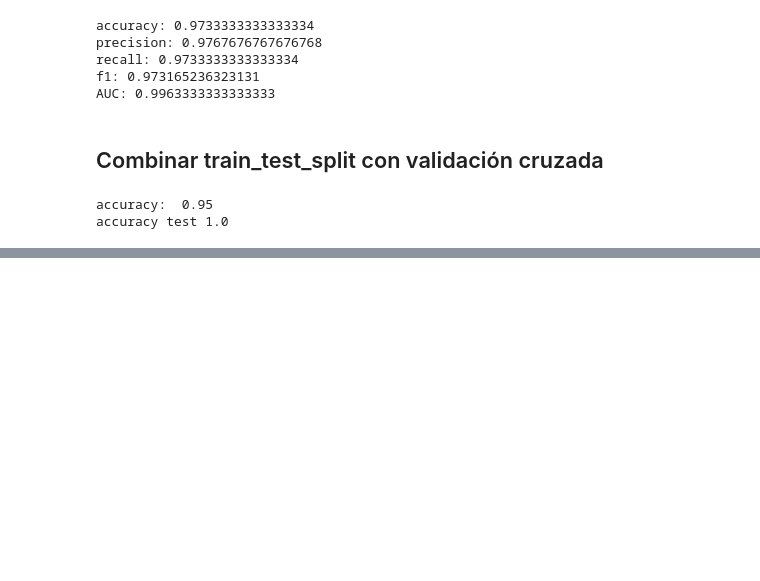
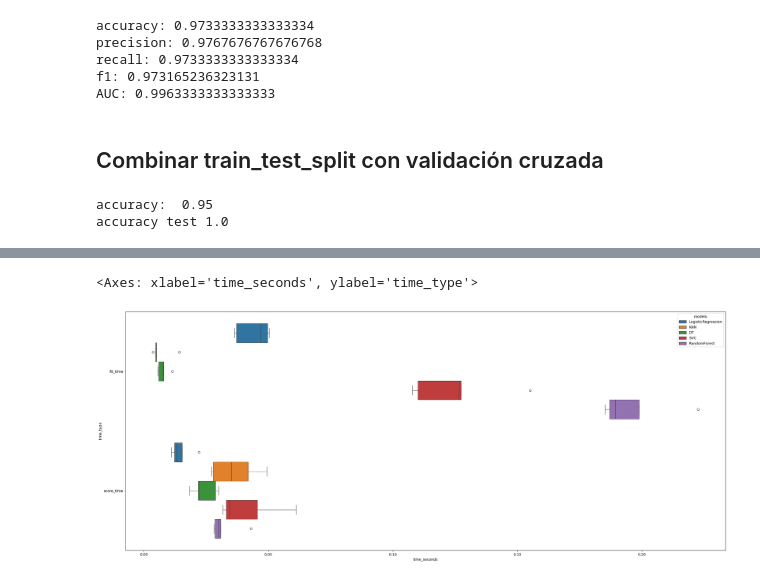
Before and after one commit to ceciorosco/Cecilia-Repositorio, a Jupyter notebook: Modulo 5/validacion.ipynb, the cells around one changed output, grey strips where cells are left out. Saved outputs shown, nothing was run; the diff lists cells and outputs as text; code cells hidden in the pictures; blank space fills up the shorter version.

```diff
--- a/Modulo 5/validacion.ipynb
+++ b/Modulo 5/validacion.ipynb
@@ -178,0 +236,8 @@ accuracy test 1.0
+# %%
+#dividir en dos dataframes, uno para times y otro para scores
+df_resultados_times = df_resultados[['modelo', 'fit_time', 'score_time']]
+df_resultados_scores = df_resultados.drop(['fit_time', 'score_time'], axis=1)
+# %%
+#Restructurar el dataframe para meter las columnas como filas
+
+df_times = df_resultados_times.melt(id_vars='modelo', var_name='time_type', value_name='time_seconds')
@@ -178,0 +246,6 @@ accuracy test 1.0
+# %%
+plt.figure(figsize=(30, 12))
+sns.boxplot(df_times, x='time_seconds', y='time_type', hue='modelo')
+# %% [output]
+<Axes: xlabel='time_seconds', ylabel='time_type'>
+[figure, added]
```
Also changed, not shown: parts of 11 cells of this notebook.
